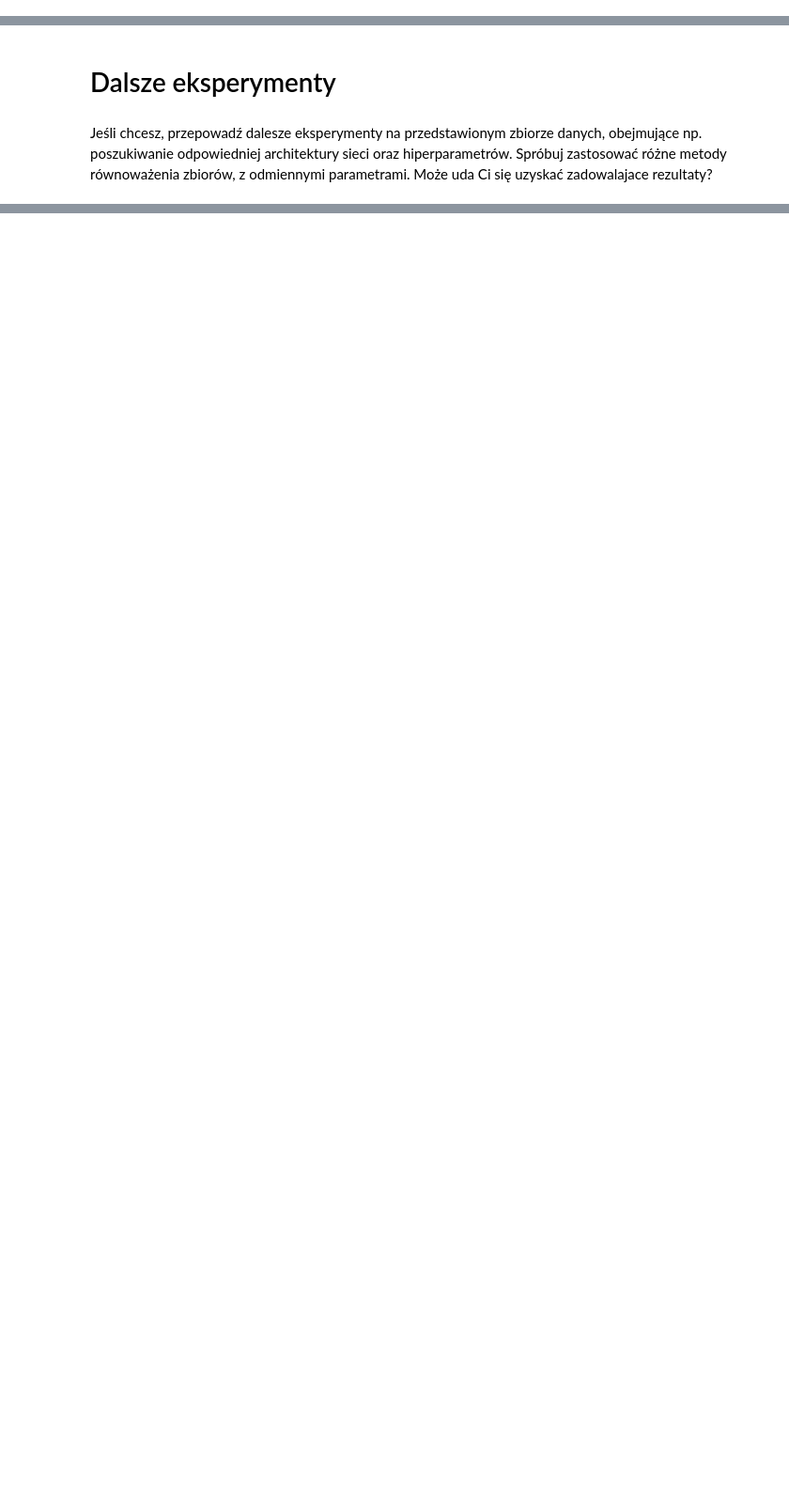
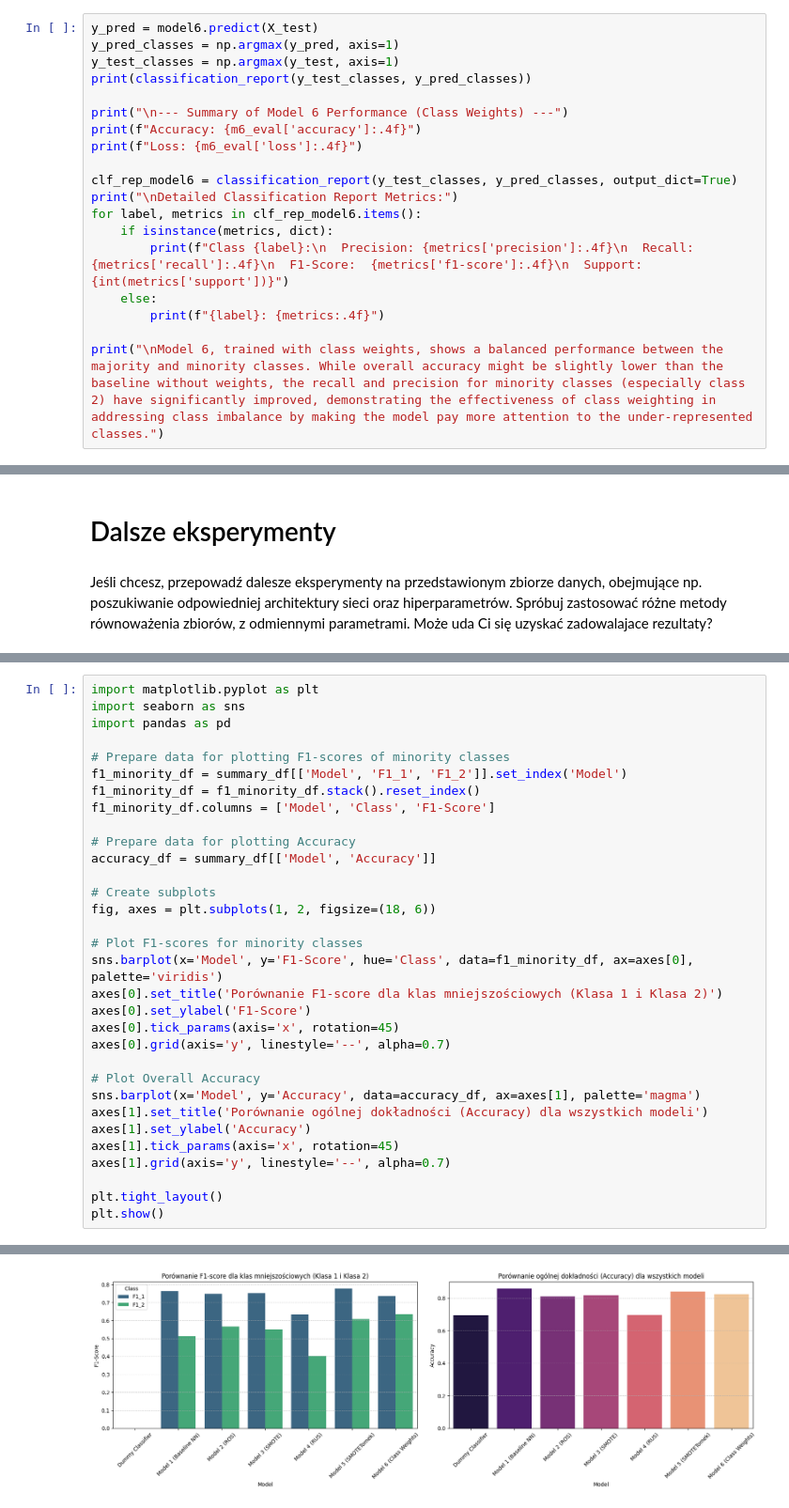
Before and after one commit to Marcin19721205/WSBNeuronowe, a Jupyter notebook: CW4_Rownowazenie_Klas.ipynb, the cells around one changed output, grey strips where cells are left out. Shown at 94% size. Cells and saved outputs as stored; diff of their text form; blank space fills up the shorter version.

```diff
--- a/CW4_Rownowazenie_Klas.ipynb
+++ b/CW4_Rownowazenie_Klas.ipynb
@@ -657,3 +754,22 @@ weighted avg       0.82      0.69      0.72      1000
 <div class='alert alert-block alert-info'>
  Otrzymane wyniki nie wyglądają na istotnie lepsze/gorsze od tych, otrzymywanych podczas równoważenia zbioru. Zastosowanie wag dla klas jest po prostu kolejnym narzędziem, po które warto sięgnąć w sytuacji, gdy mamy do czynienia z niezbalansowanymi klasami w zbiorze uczącym.
 </div>
+# %%
+y_pred = model6.predict(X_test)
+y_pred_classes = np.argmax(y_pred, axis=1)
+y_test_classes = np.argmax(y_test, axis=1)
+print(classification_report(y_test_classes, y_pred_classes))
+
+print("\n--- Summary of Model 6 Performance (Class Weights) ---")
+print(f"Accuracy: {m6_eval['accuracy']:.4f}")
+print(f"Loss: {m6_eval['loss']:.4f}")
+
+clf_rep_model6 = classification_report(y_test_classes, y_pred_classes, output_dict=True)
+print("\nDetailed Classification Report Metrics:")
+for label, metrics in clf_rep_model6.items():
+    if isinstance(metrics, dict):
+        print(f"Class {label}:\n  Precision: {metrics['precision']:.4f}\n  Recall:    {metrics['recall']:.4f}\n  F1-Score:  {metrics['f1-score']:.4f}\n  Support:   {int(metrics['support'])}")
+    else:
+        print(f"{label}: {metrics:.4f}")
+
+print("\nModel 6, trained with class weights, shows a balanced performance between the majority and minority classes. While overall accuracy might be slightly lower than the baseline without weights, the recall and precision for minority classes (especially class 2) have significantly improved, demonstrating the effectiveness of class weighting in addressing class imbalance by making the model pay more attention to the under-represented classes.")
@@ -675,0 +1107,33 @@ There was no solving process provided to summarize. Please provide the solving p
+# %%
+import matplotlib.pyplot as plt
+import seaborn as sns
+import pandas as pd
+
+# Prepare data for plotting F1-scores of minority classes
+f1_minority_df = summary_df[['Model', 'F1_1', 'F1_2']].set_index('Model')
+f1_minority_df = f1_minority_df.stack().reset_index()
+f1_minority_df.columns = ['Model', 'Class', 'F1-Score']
+
+# Prepare data for plotting Accuracy
+accuracy_df = summary_df[['Model', 'Accuracy']]
+
+# Create subplots
+fig, axes = plt.subplots(1, 2, figsize=(18, 6))
+
+# Plot F1-scores for minority classes
+sns.barplot(x='Model', y='F1-Score', hue='Class', data=f1_minority_df, ax=axes[0], palette='viridis')
+axes[0].set_title('Porównanie F1-score dla klas mniejszościowych (Klasa 1 i Klasa 2)')
+axes[0].set_ylabel('F1-Score')
+axes[0].tick_params(axis='x', rotation=45)
+axes[0].grid(axis='y', linestyle='--', alpha=0.7)
+
+# Plot Overall Accuracy
+sns.barplot(x='Model', y='Accuracy', data=accuracy_df, ax=axes[1], palette='magma')
+axes[1].set_title('Porównanie ogólnej dokładności (Accuracy) dla wszystkich modeli')
+axes[1].set_ylabel('Accuracy')
+axes[1].tick_params(axis='x', rotation=45)
+axes[1].grid(axis='y', linestyle='--', alpha=0.7)
+
+plt.tight_layout()
+plt.show()
+# %% [output]
@@ -675,0 +1143 @@ There was no solving process provided to summarize. Please provide the solving p
+[figure, added]
```
Also changed, not shown: parts of 52 cells of this notebook.
